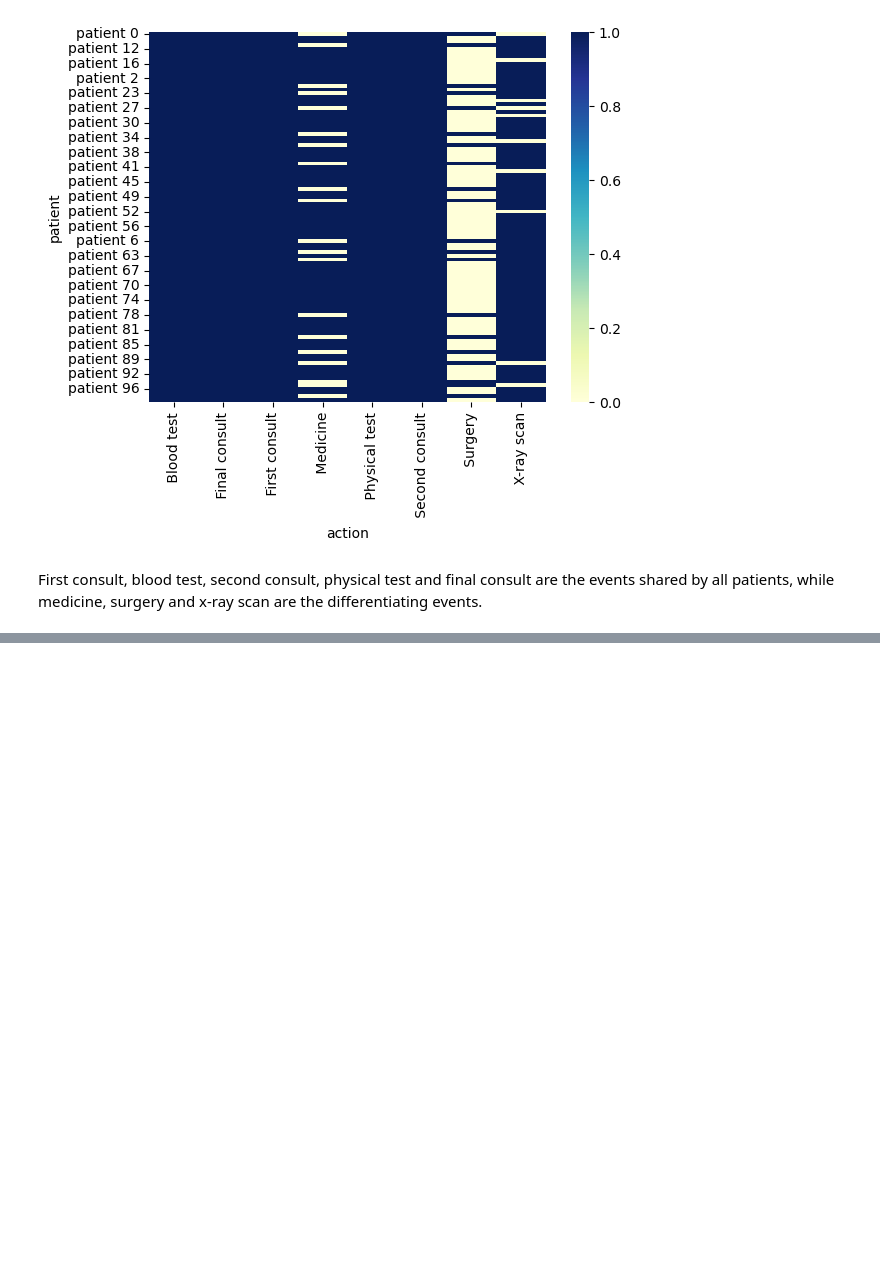
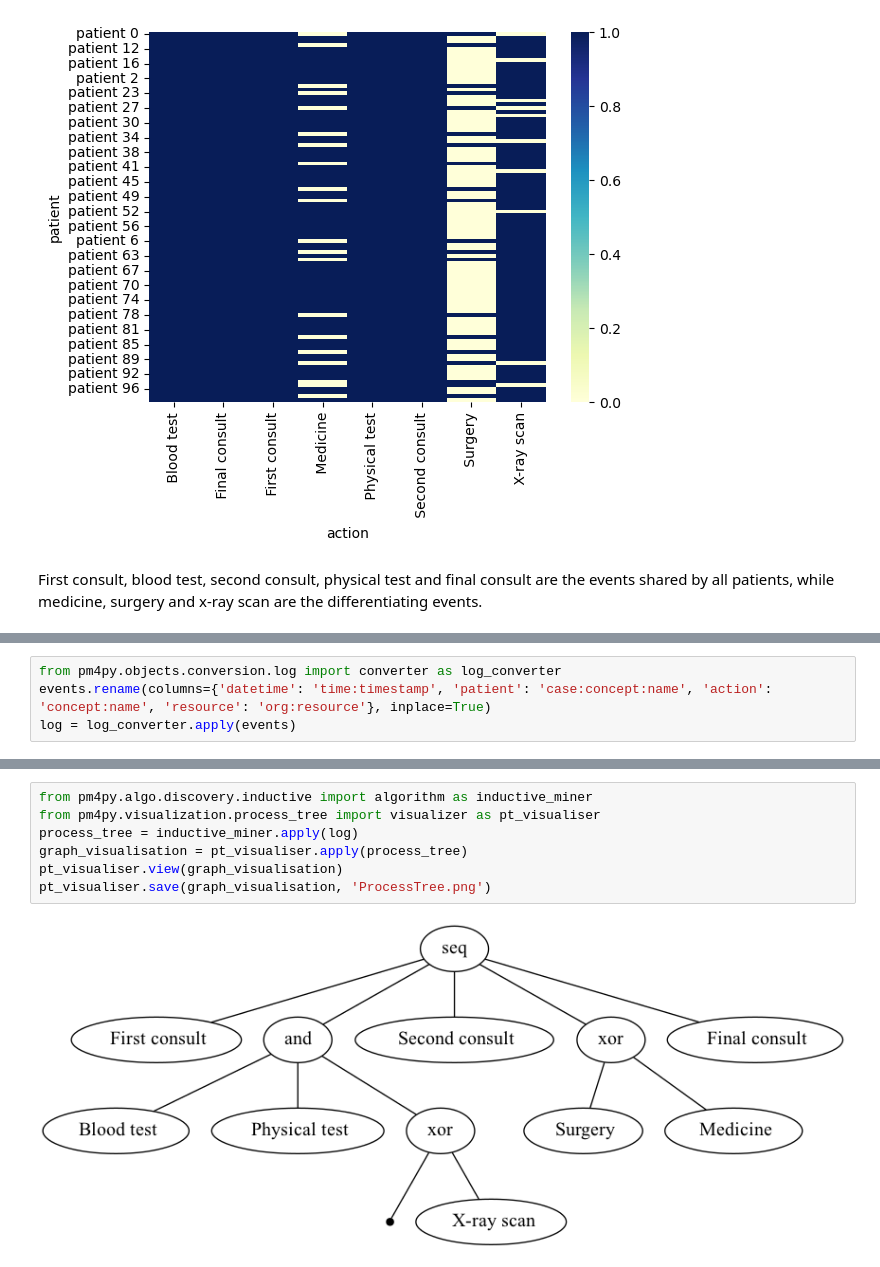
Before and after one commit to fabiocaiulo/process-mining-healthcare, a Jupyter notebook: Code.ipynb, the cells around one changed output, grey strips where cells are left out. Cells and saved outputs as stored; diff of their text form; blank space fills up the shorter version.

Commit message:
Process Discovery

```diff
--- a/Code.ipynb
+++ b/Code.ipynb
@@ -125,0 +138,4 @@ First consult, blood test, second consult, physical test and final consult are t
+# %%
+from pm4py.objects.conversion.log import converter as log_converter
+events.rename(columns={'datetime': 'time:timestamp', 'patient': 'case:concept:name', 'action': 'concept:name', 'resource': 'org:resource'}, inplace=True)
+log = log_converter.apply(events)
@@ -125,0 +152,9 @@ First consult, blood test, second consult, physical test and final consult are t
+# %%
+from pm4py.algo.discovery.inductive import algorithm as inductive_miner
+from pm4py.visualization.process_tree import visualizer as pt_visualiser
+process_tree = inductive_miner.apply(log)
+graph_visualisation = pt_visualiser.apply(process_tree)
+pt_visualiser.view(graph_visualisation)
+pt_visualiser.save(graph_visualisation, 'ProcessTree.png')
+# %% [output]
+[figure, added]
```
Also changed, not shown: parts of 9 cells of this notebook.
